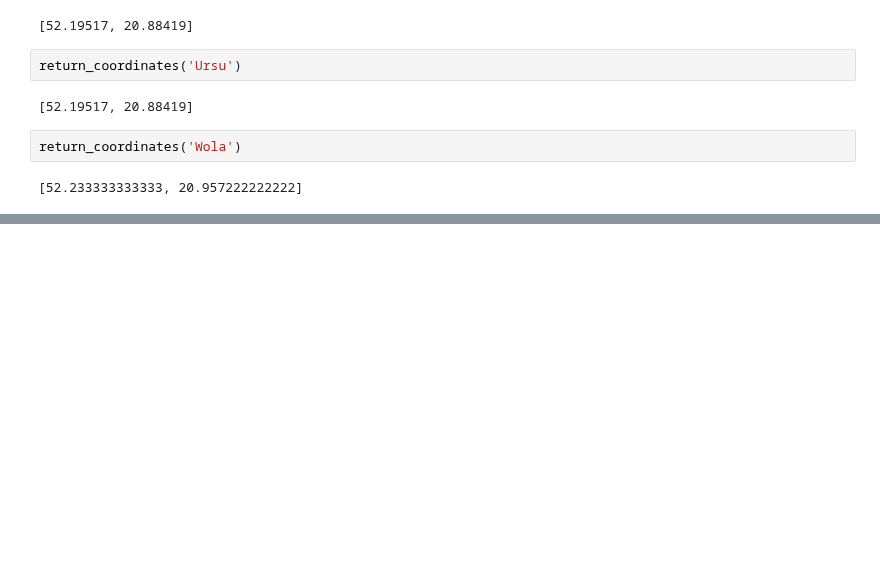
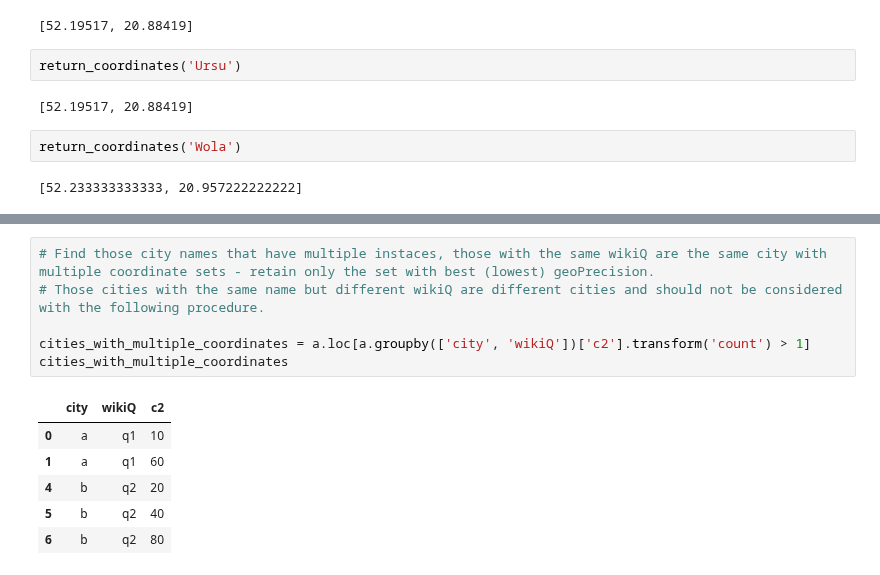
Before and after one commit to KacperGrodecki/Masovian-real-estate, a Jupyter notebook: poland_geographical_locations.ipynb, the cells around one changed output, grey strips where cells are left out. Saved outputs shown, nothing was run; the diff lists cells and outputs as text; blank space fills up the shorter version.

```diff
--- a/poland_geographical_locations.ipynb
+++ b/poland_geographical_locations.ipynb
@@ -210,0 +455,13 @@ return_coordinates('Wola')
+# %%
+# Find those city names that have multiple instaces, those with the same wikiQ are the same city with multiple coordinate sets - retain only the set with best (lowest) geoPrecision.
+# Those cities with the same name but different wikiQ are different cities and should not be considered with the following procedure.
+
+cities_with_multiple_coordinates = a.loc[a.groupby(['city', 'wikiQ'])['c2'].transform('count') > 1]
+cities_with_multiple_coordinates
+# %% [output]
+|  | city | wikiQ | c2 |
+| 0 | a | q1 | 10 |
+| 1 | a | q1 | 60 |
+| 4 | b | q2 | 20 |
+| 5 | b | q2 | 40 |
+| 6 | b | q2 | 80 |
```
Also changed, not shown: parts of 16 cells of this notebook.
